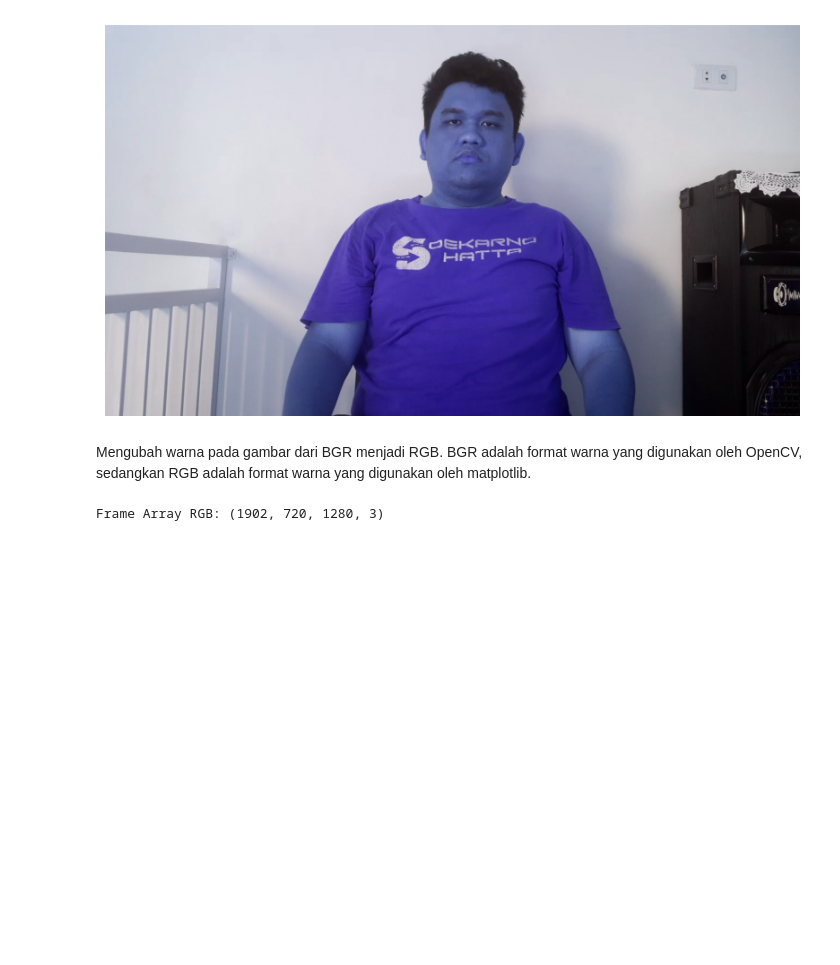
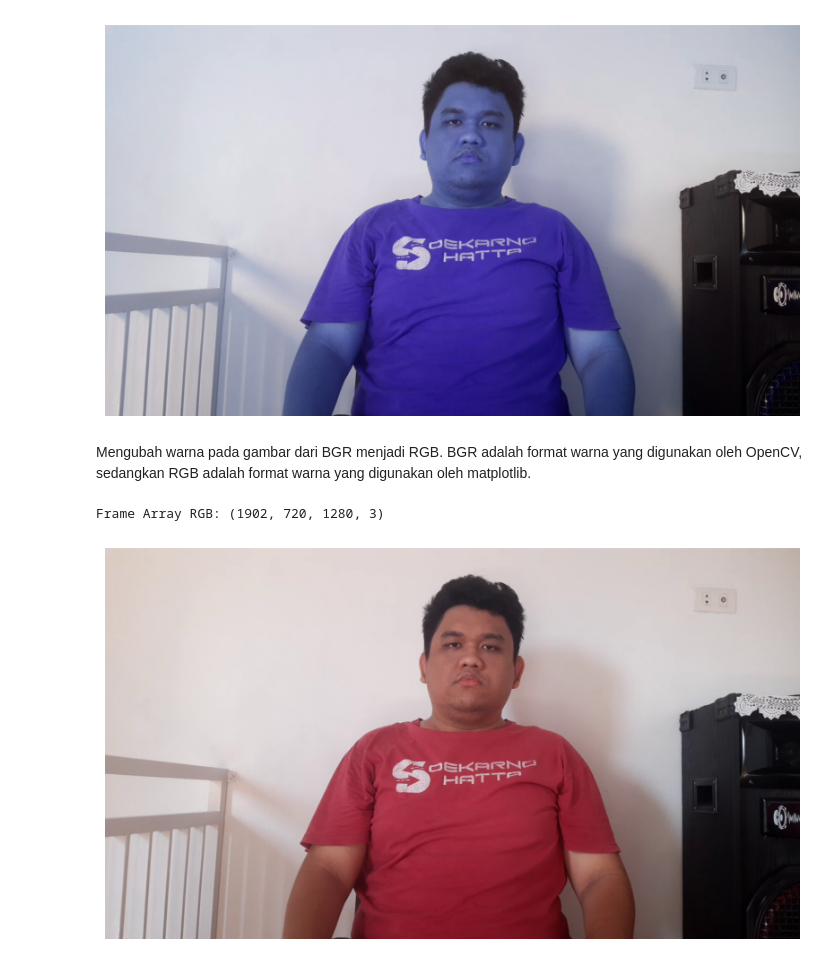
Before and after one commit to kevinsimorangkir21/Digital-Signal-Processing, a Jupyter notebook: 121140150_HO 3.ipynb, the cells around one changed output. Drawn from its saved outputs; the diff is of its cells as text; code cells hidden in the pictures; blank space fills up the shorter version.

```diff
--- a/121140150_HO 3.ipynb
+++ b/121140150_HO 3.ipynb
@@ -269,0 +268,9 @@ S
+# %%
+SingleImage = FrameArrayRGB[0].copy() #mengambil frame pertama
+
+plt.figure(figsize=(10, 10)) #membuat figure
+plt.imshow(SingleImage) #menampilkan gambar
+plt.axis('off') #menghilangkan axis
+plt.show() #menampilkan gambar
+# %% [output]
+[figure, added]
```
Also changed, not shown: parts of 10 cells of this notebook, 5 other files.
